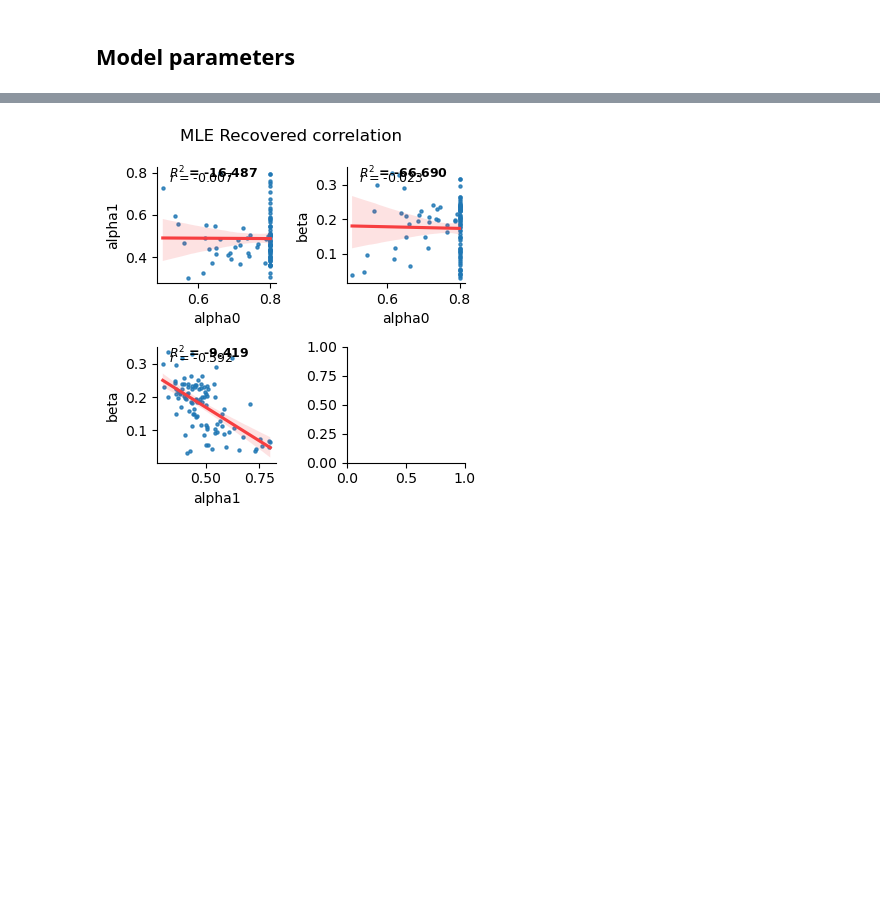
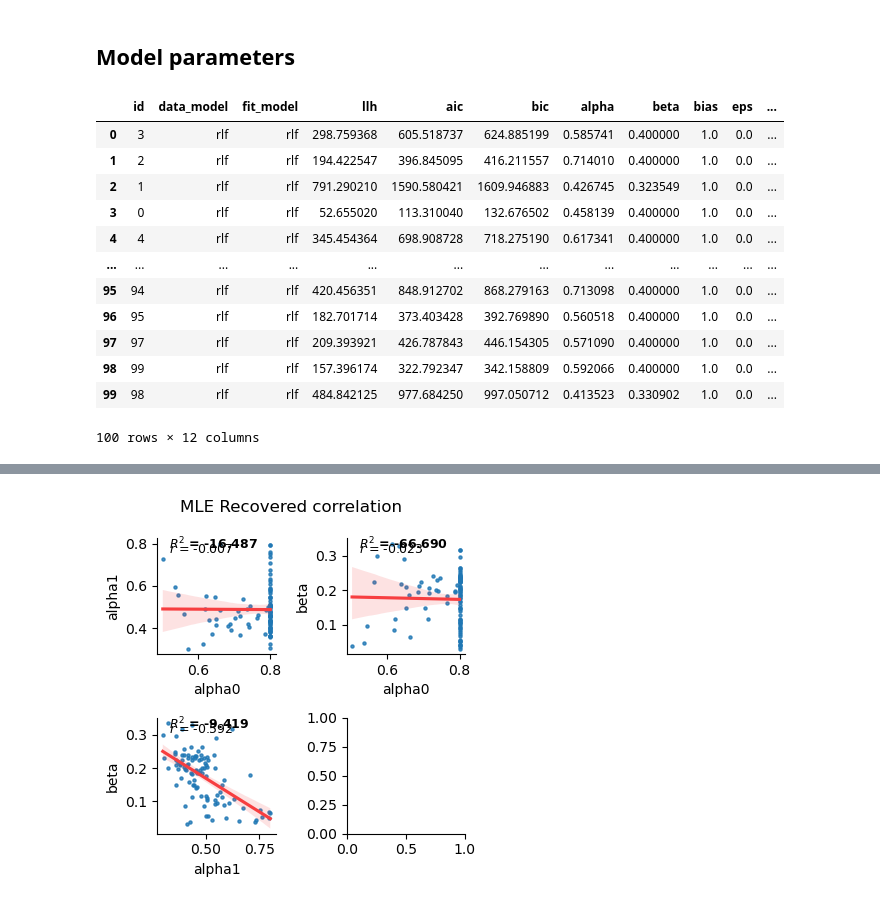
Before and after one commit to ti55987/DL4CM, a Jupyter notebook: mle.ipynb, the cells around one changed output, grey strips where cells are left out. Drawn from its saved outputs; the diff is of its cells as text; code cells hidden in the pictures; blank space fills up the shorter version.

```diff
--- a/mle.ipynb
+++ b/mle.ipynb
@@ -242,6 +255,22 @@ Total execution time: 110.71 seconds
 # Eval
 # %% [markdown]
 ## Model parameters
+# %%
+recovered_param
+# %% [output]
+|  | id | data_model | fit_model | llh | aic | bic | alpha | beta | bias | eps | ... |
+| 0 | 3 | rlf | rlf | 298.759368 | 605.518737 | 624.885199 | 0.585741 | 0.400000 | 1.0 | 0.0 | ... |
+| 1 | 2 | rlf | rlf | 194.422547 | 396.845095 | 416.211557 | 0.714010 | 0.400000 | 1.0 | 0.0 | ... |
+| 2 | 1 | rlf | rlf | 791.290210 | 1590.580421 | 1609.946883 | 0.426745 | 0.323549 | 1.0 | 0.0 | ... |
+| 3 | 0 | rlf | rlf | 52.655020 | 113.310040 | 132.676502 | 0.458139 | 0.400000 | 1.0 | 0.0 | ... |
+| 4 | 4 | rlf | rlf | 345.454364 | 698.908728 | 718.275190 | 0.617341 | 0.400000 | 1.0 | 0.0 | ... |
+| ... | ... | ... | ... | ... | ... | ... | ... | ... | ... | ... | ... |
+| 95 | 94 | rlf | rlf | 420.456351 | 848.912702 | 868.279163 | 0.713098 | 0.400000 | 1.0 | 0.0 | ... |
+| 96 | 95 | rlf | rlf | 182.701714 | 373.403428 | 392.769890 | 0.560518 | 0.400000 | 1.0 | 0.0 | ... |
+| 97 | 97 | rlf | rlf | 209.393921 | 426.787843 | 446.154305 | 0.571090 | 0.400000 | 1.0 | 0.0 | ... |
+| 98 | 99 | rlf | rlf | 157.396174 | 322.792347 | 342.158809 | 0.592066 | 0.400000 | 1.0 | 0.0 | ... |
+| 99 | 98 | rlf | rlf | 484.842125 | 977.684250 | 997.050712 | 0.413523 | 0.330902 | 1.0 | 0.0 | ... |
+100 rows × 12 columns
 # %%
 # @title
 
```
Also changed, not shown: parts of 5 cells of this notebook.
